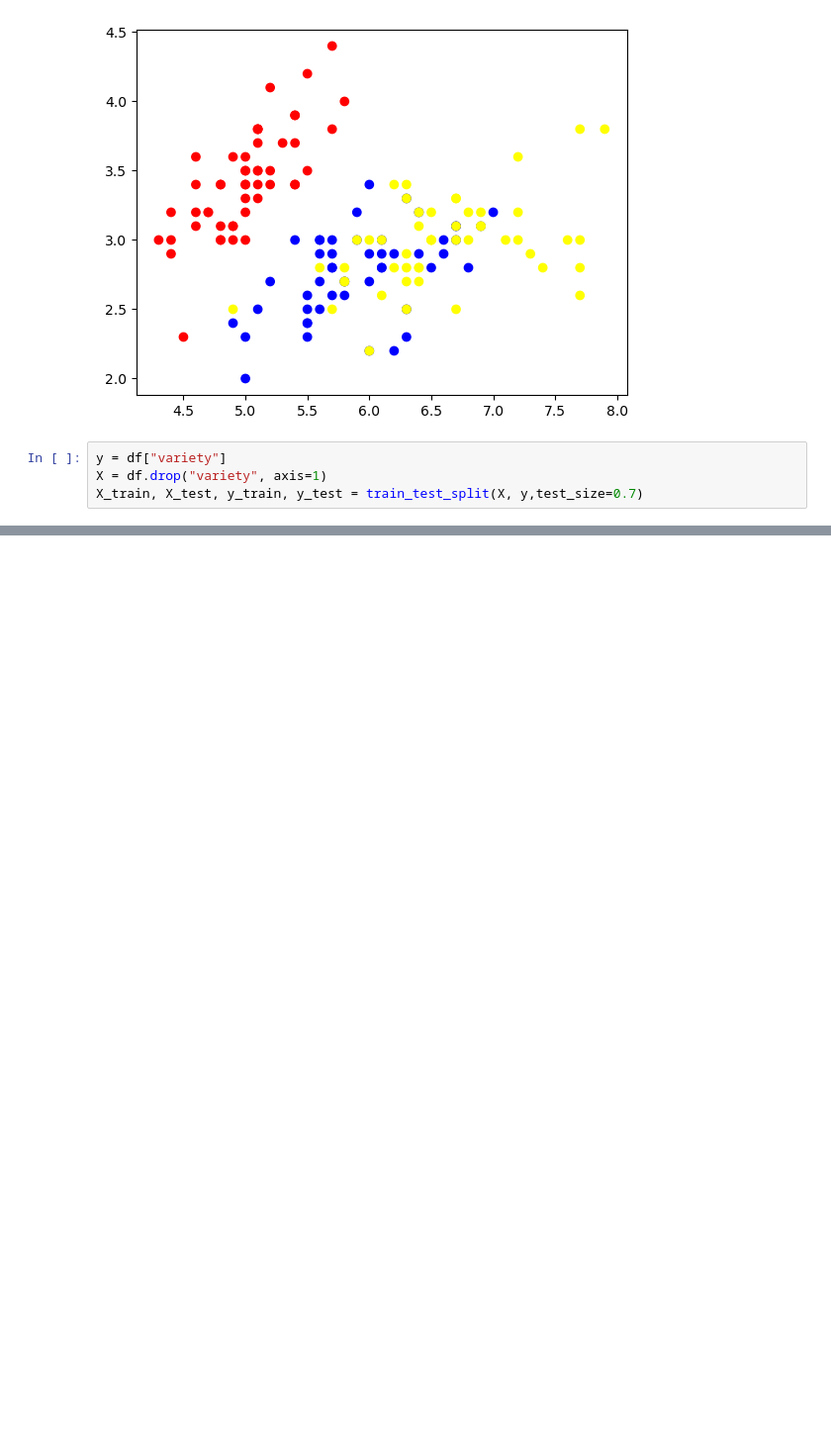
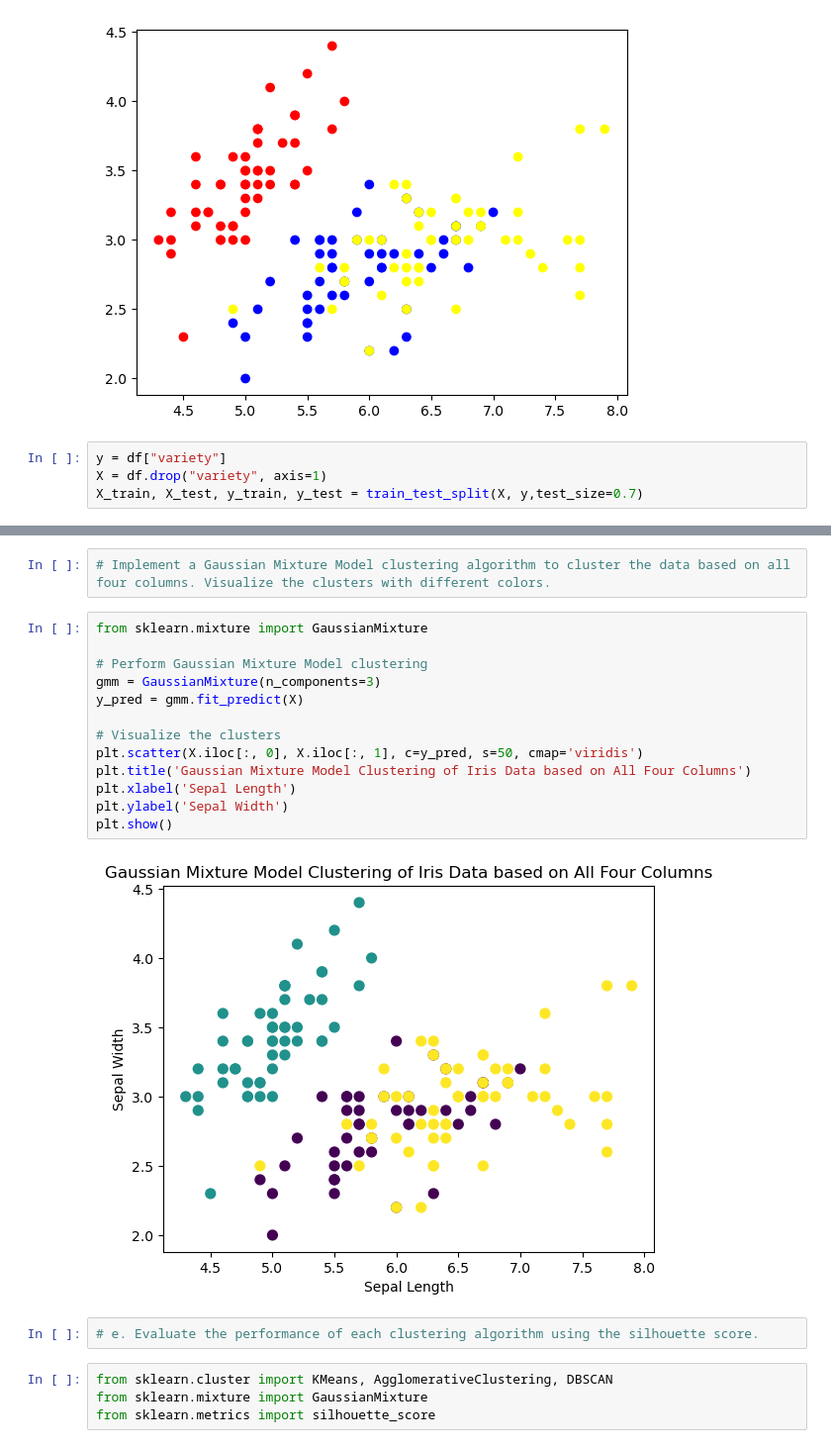
Before and after one commit to Mampah/Artificial-Intelligence, a Jupyter notebook: Ai Group work.ipynb, the cells around one changed output, grey strips where cells are left out. Shown at 99% size. Saved outputs shown, nothing was run; the diff lists cells and outputs as text; blank space fills up the shorter version.

```diff
--- a/Ai Group work.ipynb
+++ b/Ai Group work.ipynb
@@ -92,0 +158,23 @@ X_train, X_test, y_train, y_test = train_test_split(X, y,test_size=0.7)
+# %%
+# Implement a Gaussian Mixture Model clustering algorithm to cluster the data based on all four columns. Visualize the clusters with different colors.
+# %%
+from sklearn.mixture import GaussianMixture
+
+# Perform Gaussian Mixture Model clustering
+gmm = GaussianMixture(n_components=3)
+y_pred = gmm.fit_predict(X)
+
+# Visualize the clusters
+plt.scatter(X.iloc[:, 0], X.iloc[:, 1], c=y_pred, s=50, cmap='viridis')
+plt.title('Gaussian Mixture Model Clustering of Iris Data based on All Four Columns')
+plt.xlabel('Sepal Length')
+plt.ylabel('Sepal Width')
+plt.show()
+# %% [output]
+[figure, added]
+# %%
+# e. Evaluate the performance of each clustering algorithm using the silhouette score.
+# %%
+from sklearn.cluster import KMeans, AgglomerativeClustering, DBSCAN
+from sklearn.mixture import GaussianMixture
+from sklearn.metrics import silhouette_score
```
Also changed, not shown: parts of 9 cells of this notebook.
